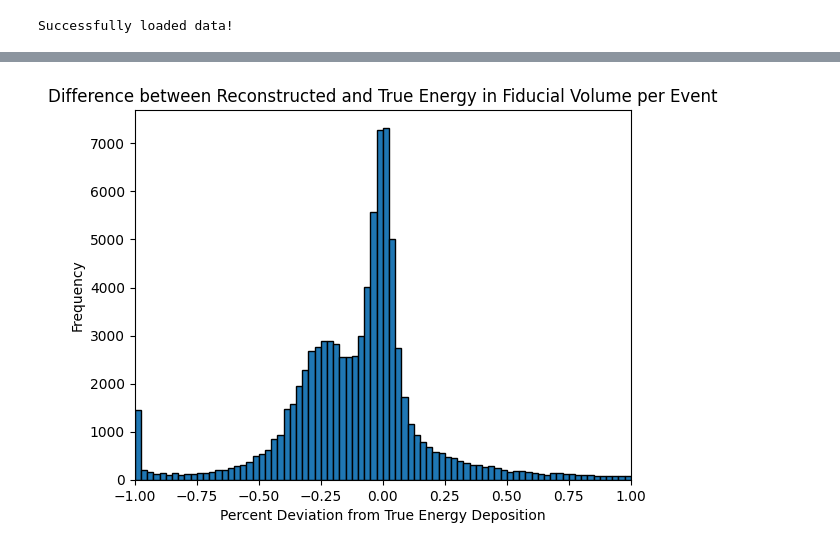
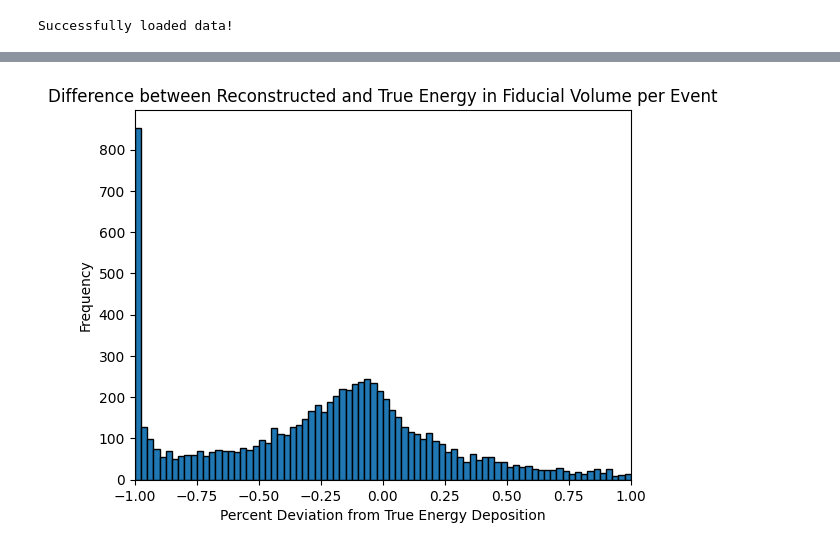
Before and after one commit to vaccarojohn/SNeNDSim, a Jupyter notebook: detectorsim/signal/signal_segment_analysis.ipynb, the cells around one changed output, grey strips where cells are left out. Saved outputs shown, nothing was run; the diff lists cells and outputs as text; code cells hidden in the pictures.

```diff
--- a/detectorsim/signal/signal_segment_analysis.ipynb
+++ b/detectorsim/signal/signal_segment_analysis.ipynb
@@ -94,19 +94,19 @@ plt.show()
 # %%
 # Percent difference between reconstructed and true energy (in fiducial volume)
 
 # Define bins
 bins = np.arange(-1, 1.025, 0.025)
-plt.hist(data['fenergy'] / data2['fenergy'] - 1, bins=bins, edgecolor='black')
+plt.hist(data['fenergy'] / data2['fenergy'][:10000] - 1, bins=bins, edgecolor='black')
 plt.xlim(-1, 1)
 
 # Axis labels
 plt.xlabel('Percent Deviation from True Energy Deposition')
 plt.ylabel('Frequency')
 plt.title('Difference between Reconstructed and True Energy in Fiducial Volume per Event')
 
 plt.show()
 # %% [output]
-[figure, old version]
+[figure, new version]
 # %%
 # Signal volume ratio plot
 
```
Also changed, not shown: parts of 13 cells of this notebook, 35 other files.
